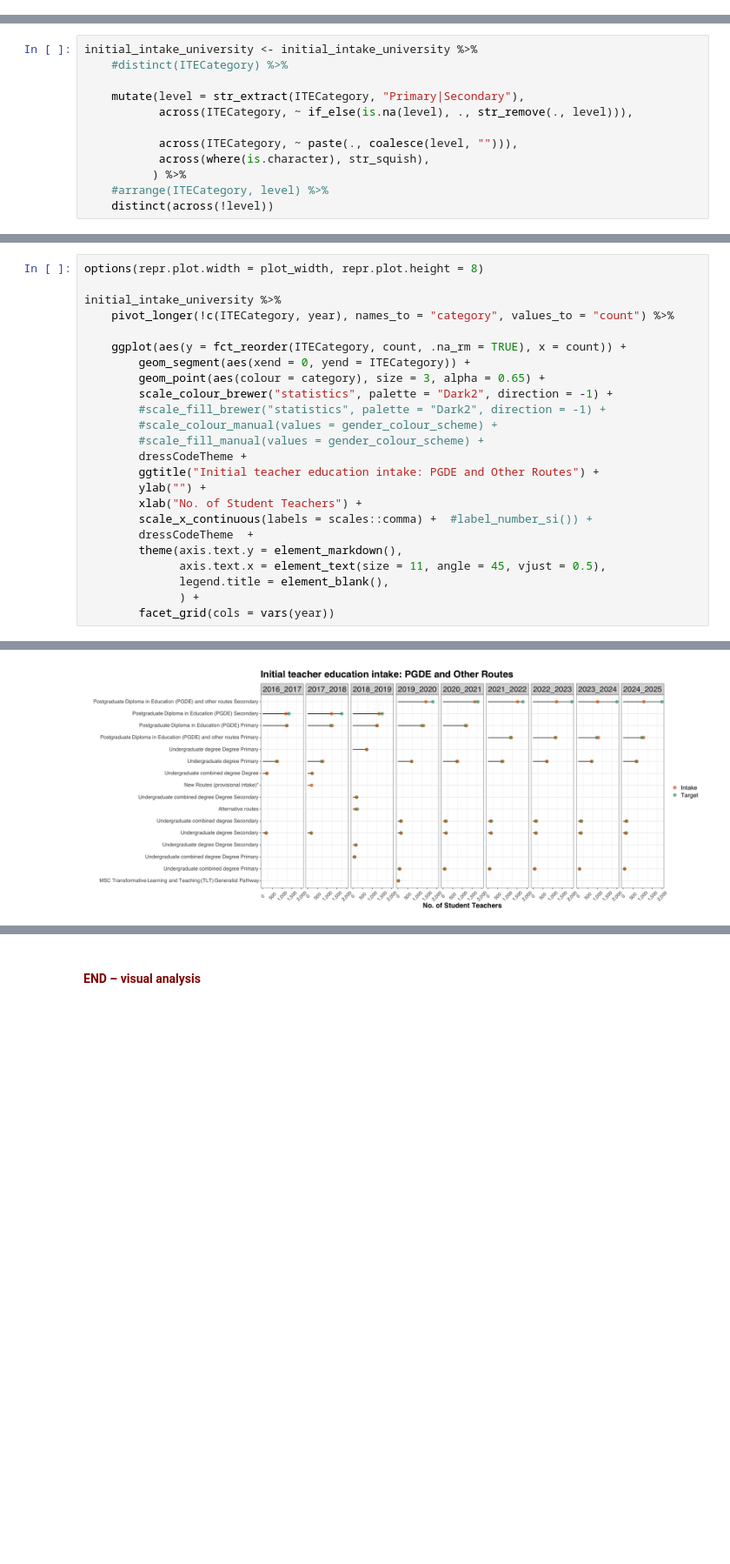
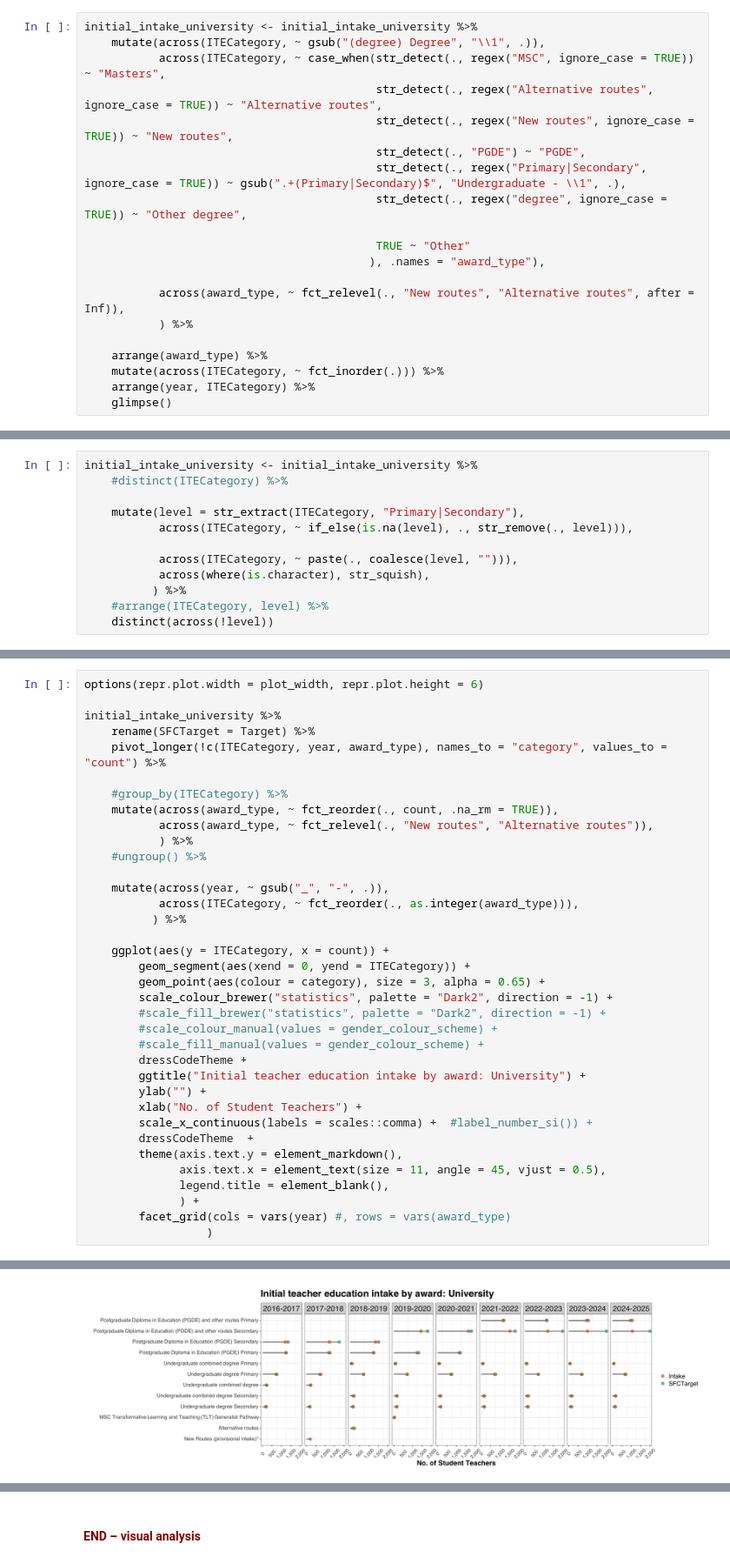
Before and after one commit to aba-sah/sta-it402-dresscode, a Jupyter notebook: code/r/initial_teacher_education.ipynb, the cells around one changed output, grey strips where cells are left out. Shown at 87% size. Drawn from its saved outputs; the diff is of its cells as text; blank space fills up the shorter version.

```diff
--- a/code/r/initial_teacher_education.ipynb
+++ b/code/r/initial_teacher_education.ipynb
@@ -3310,0 +3391,20 @@ A tibble: 7 × 2
+# %%
+initial_intake_university <- initial_intake_university %>%
+    mutate(across(ITECategory, ~ gsub("(degree) Degree", "\\1", .)),
+           across(ITECategory, ~ case_when(str_detect(., regex("MSC", ignore_case = TRUE)) ~ "Masters",
+                                           str_detect(., regex("Alternative routes", ignore_case = TRUE)) ~ "Alternative routes",
+                                           str_detect(., regex("New routes", ignore_case = TRUE)) ~ "New routes",
+                                           str_detect(., "PGDE") ~ "PGDE",
+                                           str_detect(., regex("Primary|Secondary", ignore_case = TRUE)) ~ gsub(".+(Primary|Secondary)$", "Undergraduate - \\1", .),
+                                           str_detect(., regex("degree", ignore_case = TRUE)) ~ "Other degree",
+
+                                           TRUE ~ "Other"
+                                          ), .names = "award_type"),
+
+           across(award_type, ~ fct_relevel(., "New routes", "Alternative routes", after = Inf)),
+           ) %>%
+
+    arrange(award_type) %>%
+    mutate(across(ITECategory, ~ fct_inorder(.))) %>%
+    arrange(year, ITECategory) %>%
+    glimpse()
@@ -3557,32 +3762,44 @@ initial_intake_university %>%
 # %%
-options(repr.plot.width = plot_width, repr.plot.height = 8)
+options(repr.plot.width = plot_width, repr.plot.height = 6)
 
 initial_intake_university %>%
-    pivot_longer(!c(ITECategory, year), names_to = "category", values_to = "count") %>%
+    rename(SFCTarget = Target) %>%
+    pivot_longer(!c(ITECategory, year, award_type), names_to = "category", values_to = "count") %>%
 
-    ggplot(aes(y = fct_reorder(ITECategory, count, .na_rm = TRUE), x = count)) +
+    #group_by(ITECategory) %>%
+    mutate(across(award_type, ~ fct_reorder(., count, .na_rm = TRUE)),
+           across(award_type, ~ fct_relevel(., "New routes", "Alternative routes")),
+           ) %>%
+    #ungroup() %>%
+
+    mutate(across(year, ~ gsub("_", "-", .)),
+           across(ITECategory, ~ fct_reorder(., as.integer(award_type))),
+          ) %>%
+
+    ggplot(aes(y = ITECategory, x = count)) +
         geom_segment(aes(xend = 0, yend = ITECategory)) +
         geom_point(aes(colour = category), size = 3, alpha = 0.65) +
         scale_colour_brewer("statistics", palette = "Dark2", direction = -1) +
         #scale_fill_brewer("statistics", palette = "Dark2", direction = -1) +
         #scale_colour_manual(values = gender_colour_scheme) +
         #scale_fill_manual(values = gender_colour_scheme) +
         dressCodeTheme +
-        ggtitle("Initial teacher education intake: PGDE and Other Routes") +
+        ggtitle("Initial teacher education intake by award: University") +
         ylab("") +
         xlab("No. of Student Teachers") +
         scale_x_continuous(labels = scales::comma) +  #label_number_si()) +
         dressCodeTheme  +
         theme(axis.text.y = element_markdown(),
               axis.text.x = element_text(size = 11, angle = 45, vjust = 0.5),
               legend.title = element_blank(),
               ) +
-        facet_grid(cols = vars(year))
+        facet_grid(cols = vars(year) #, rows = vars(award_type)
+                  )
 # %% [output]
 Warning message:
 “Removed 1 row containing missing values or values outside the scale range
 (`geom_segment()`).”
 Warning message:
 “Removed 1 row containing missing values or values outside the scale range
 (`geom_point()`).”
-[figure, old version]
+[figure, new version]
```
Also changed, not shown: parts of 18 cells of this notebook.
